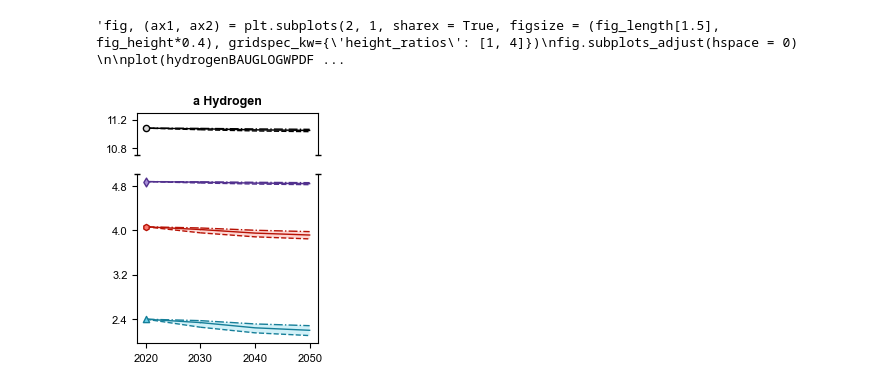
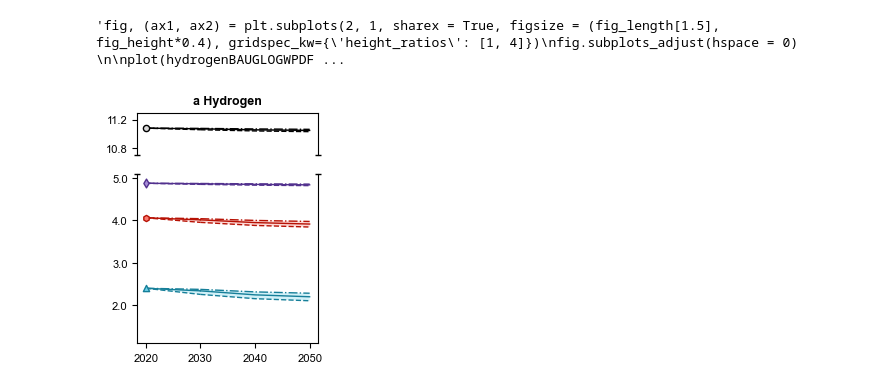
Before and after one commit to abhix2704/Prospective-LCA, a Jupyter notebook: Code/GWPPlotsTransport.ipynb, the cells around one changed output. Drawn from its saved outputs; the diff is of its cells as text; code cells hidden in the pictures.

```diff
--- a/Code/GWPPlotsTransport.ipynb
+++ b/Code/GWPPlotsTransport.ipynb
@@ -530,10 +530,13 @@ fig.subplots_adjust(hspace = 0)
 
 plot(hydrogenBAUWOElecGLOGWPDF, 'o', '#d8d8d8', 'black', '#808080', ax1, 30)
 ax1.set_ylim([10.7, 11.3])
+ax1.yaxis.set_major_formatter(FormatStrFormatter('%.1f'))
 
 plot(hydrogenBlueWOElecGLOGWPDF, 'd', '#A78DD8', '#52318E', '#A78DD8', ax2, 0)
 plot(hydrogenWindGLOGWPDF, '^', '#6DD2EA', '#167F99', '#6DD2EA', ax2, 0)
 plot(hydrogenSolarGLOGWPDF, 'h', '#FB7B71', '#B71205', '#FB7B71', ax2, 0)
+ax2.set_ylim([1.1, 5.1])
+ax2.yaxis.set_major_formatter(FormatStrFormatter('%.1f'))
 
 ax1.spines.bottom.set_visible(False)
 ax2.spines.top.set_visible(False)
@@ -562,34 +565,34 @@ legend_elements1 = [Line2D([0], [0], color = "#000000", linestyle = "-",
 legend_elements2 = [Line2D([0], [0], marker = 'o', color = "none",
                                              markerfacecolor ='#d8d8d8', markeredgecolor = "#000000",
                                              label = 'Fossil', markersize = 5),
                    Line2D([0], [0], marker = 'd', color = "none",
                                              markerfacecolor ='#A78DD8', markeredgecolor = "#52318E",
                                              label = 'Blue', markersize = 5),
                    Line2D([0], [0], marker = 'h', color = "none",
                                              markerfacecolor ='#FB7B71', markeredgecolor = "#B71205",
                                              label = 'Solar', markersize = 5),
                    Line2D([0], [0], marker = '^', color = "none",
                                              markerfacecolor ='#6DD2EA', markeredgecolor = "#167F99",
                                              label = 'Wind', markersize = 5),]
 
 # legend1 = fig.legend(handles = legend_elements2, frameon = False, loc = "upper center", ncol = 4,
 #           prop={"size":8}, bbox_to_anchor=(0.53, 0.02), handletextpad = 0.1)
 
 # legend2 = fig.legend(handles = legend_elements1, frameon = False, loc = "center left", ncol = 1,
 #           prop={"size":8}, bbox_to_anchor=(0.12, 0.2), handletextpad = 0.1)
 
 ax1.set_title('a Hydrogen', fontweight = 'bold', fontsize = fontsize_title)
 
 # for i in range(len(legend2.legend_handles)):
 #     handle = legend2.legend_handles[i]
 #     handle.set_xdata([0, 4, 14])
 
 plotPathPNG = os.path.join('..', 'Plots', 'Phase 3', 'Transport', 'Hydrogen image SSP2 GLO.png')
 plotPathSVG = os.path.join('..', 'Plots', 'Phase 3', 'Transport', 'Hydrogen image SSP2 GLO.svg')
 plt.savefig(plotPathPNG, dpi = 600, format = 'png', bbox_inches = 'tight', facecolor = 'w')
 plt.savefig(plotPathSVG, dpi = 600, format = 'svg', bbox_inches = 'tight', facecolor = 'w')
 # %% [output]
-[figure, old version]
+[figure, new version]
 # %%
 fig, (ax1, ax2) = plt.subplots(2, 1, sharex = True, figsize = (fig_length[2]/3, fig_height*0.3), gridspec_kw={'height_ratios': [1, 4]})
 fig.subplots_adjust(hspace = 0)
```
Also changed, not shown: parts of 3 cells of this notebook, 29 other files.
